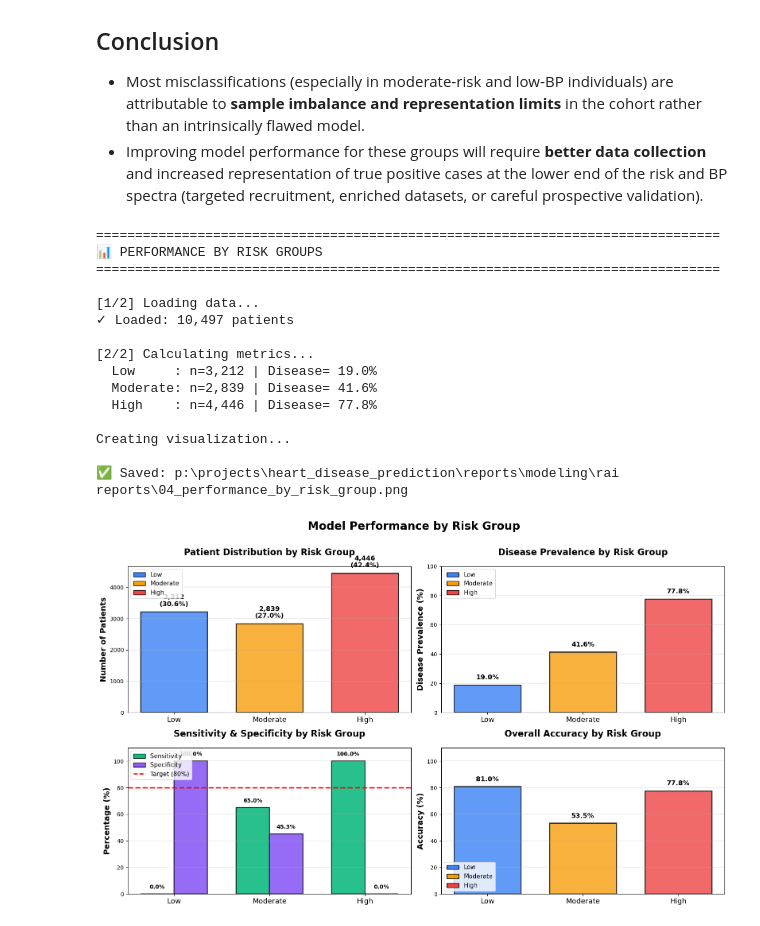
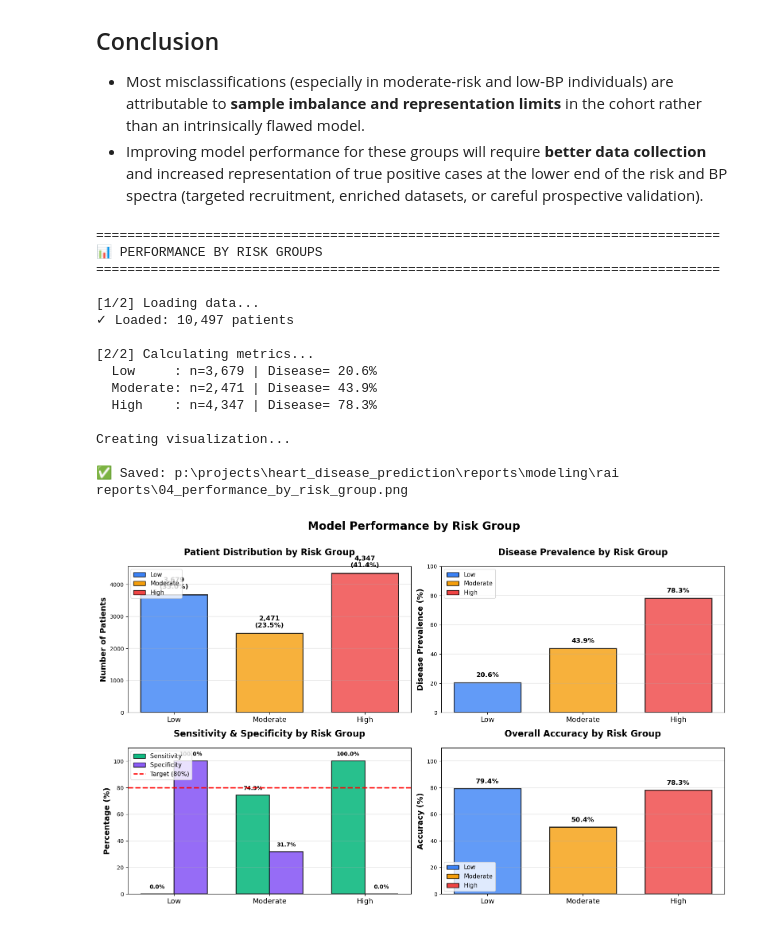
Before and after one commit to Ychandrasekharrao/heart-disease, a Jupyter notebook: src/notebooks/rai_dashboard.ipynb, the cells around one changed output. Drawn from its saved outputs; the diff is of its cells as text; code cells hidden in the pictures.

```diff
--- a/src/notebooks/rai_dashboard.ipynb
+++ b/src/notebooks/rai_dashboard.ipynb
@@ -805,12 +628,6 @@ Stage 1 HTN (130-139/80-89)    79.888933 20.111067 36.457049    4954
 RAI ANALYSIS #3: ERROR ANALYSIS (IMPROVED SPACING)
 Deep dive into False Positives and False Negatives
 """
-
-import numpy as np
-import pandas as pd
-import matplotlib.pyplot as plt
-from pathlib import Path
-
 # ============================================================================
 # SETUP
 # ============================================================================
@@ -835,7 +652,7 @@ print("="*80)
 print("\n[1/3] Loading data...")
 
 # Load risk profiles
-df_risk_profiles = pd.read_csv(METRICS_DIR / 'df_risk_profiles_updated.csv')
+df_risk_profiles = pd.read_csv(METRICS_DIR / 'risk_profiles_all.csv')
 
 # Load test features
 X_test_full = pd.read_parquet(DATA_DIR / 'X_test.parquet')
@@ -1040,28 +857,6 @@ plt.savefig(output_path, dpi=300, bbox_inches='tight', facecolor='white')
 print(f"\n✅ Saved: {output_path}")
 plt.show()
 plt.close()
-
-# ============================================================================
-# SUMMARY STATISTICS
-# ============================================================================
-print("\n" + "="*80)
-print("ERROR ANALYSIS SUMMARY")
-print("="*80)
-
-print(f"\nTotal Patients: {len(df_test):,}")
-print(f"\nCorrect Predictions: {error_counts.get('Correct', 0):,} ({error_counts.get('Correct', 0)/len(df_test)*100:.1f}%)")
-print(f"False Positives:     {error_counts.get('False Positive', 0):,} ({error_counts.get('False Positive', 0)/len(df_test)*100:.1f}%)")
-print(f"False Negatives:     {error_counts.get('False Negative', 0):,} ({error_counts.get('False Negative', 0)/len(df_test)*100:.1f}%)")
-
-print("\n📊 Key Findings:")
-fp_mean_risk = df_test[df_test['Error_Type'] == 'False Positive']['Risk_Score'].mean()
-fn_mean_risk = df_test[df_test['Error_Type'] == 'False Negative']['Risk_Score'].mean()
-
-print(f"   Average risk score for FP: {fp_mean_risk:.3f}")
-print(f"   Average risk score for FN: {fn_mean_risk:.3f}")
-print(f"   Threshold: {df_test['Threshold'].iloc[0]:.3f}")
-
-print("="*80 + "\n")
 # %% [output]
 ================================================================================
 🔍 ERROR ANALYSIS: FALSE POSITIVES vs FALSE NEGATIVES
@@ -1131,13 +911,6 @@ RAI ANALYSIS #4: PERFORMANCE BY RISK GROUPS
 Graph 3: Colors by metric (Sensitivity/Specificity)
 Graphs 1,2,4: Colors by risk group (Low/Moderate/High)
 """
-
-import numpy as np
-import pandas as pd
-import matplotlib.pyplot as plt
-from matplotlib.patches import Patch
-from pathlib import Path
-from sklearn.metrics import confusion_matrix
 
 # ============================================================================
 # SETUP
@@ -1162,7 +935,7 @@ print("="*80)
 # ============================================================================
 print("\n[1/2] Loading data...")
 
-df_risk_profiles = pd.read_csv(METRICS_DIR / 'df_risk_profiles_updated.csv')
+df_risk_profiles = pd.read_csv(METRICS_DIR / 'risk_profiles_all.csv')
 print(f"✓ Loaded: {len(df_risk_profiles):,} patients")
 
 # ============================================================================
@@ -1340,37 +1113,37 @@ for i, bar in enumerate(bars):
     height = bar.get_height()
     ax.text(bar.get_x() + bar.get_width()/2., height + 3,
             f'{height:.1f}%',
             ha='center', va='bottom', fontsize=12, fontweight='bold')
 
 ax.legend(handles=legend_risk_groups, fontsize=11, loc='lower left')
 
 plt.tight_layout(rect=[0, 0, 1, 0.97])
 
 # ============================================================================
 # SAVE
 # ============================================================================
 output_path = FIGURES_DIR / '04_performance_by_risk_group.png'
 plt.savefig(output_path, dpi=300, bbox_inches='tight', facecolor='white')
 print(f"\n✅ Saved: {output_path}")
 plt.show()
 plt.close()
 # %% [output]
 ================================================================================
 📊 PERFORMANCE BY RISK GROUPS
 ================================================================================
 
 [1/2] Loading data...
 ✓ Loaded: 10,497 patients
 
 [2/2] Calculating metrics...
-  Low     : n=3,212 | Disease= 19.0%
-  Moderate: n=2,839 | Disease= 41.6%
-  High    : n=4,446 | Disease= 77.8%
+  Low     : n=3,679 | Disease= 20.6%
+  Moderate: n=2,471 | Disease= 43.9%
+  High    : n=4,347 | Disease= 78.3%
 
 Creating visualization...
 
 ✅ Saved: p:\projects\heart_disease_prediction\reports\modeling\rai reports\04_performance_by_risk_group.png
-[figure, old version]
+[figure, new version]
 # %%
 """
 RAI ANALYSIS #5: RISK SCORE DISTRIBUTION ANALYSIS (FIXED)
```
Also changed, not shown: parts of 17 cells of this notebook, 1 other file.
